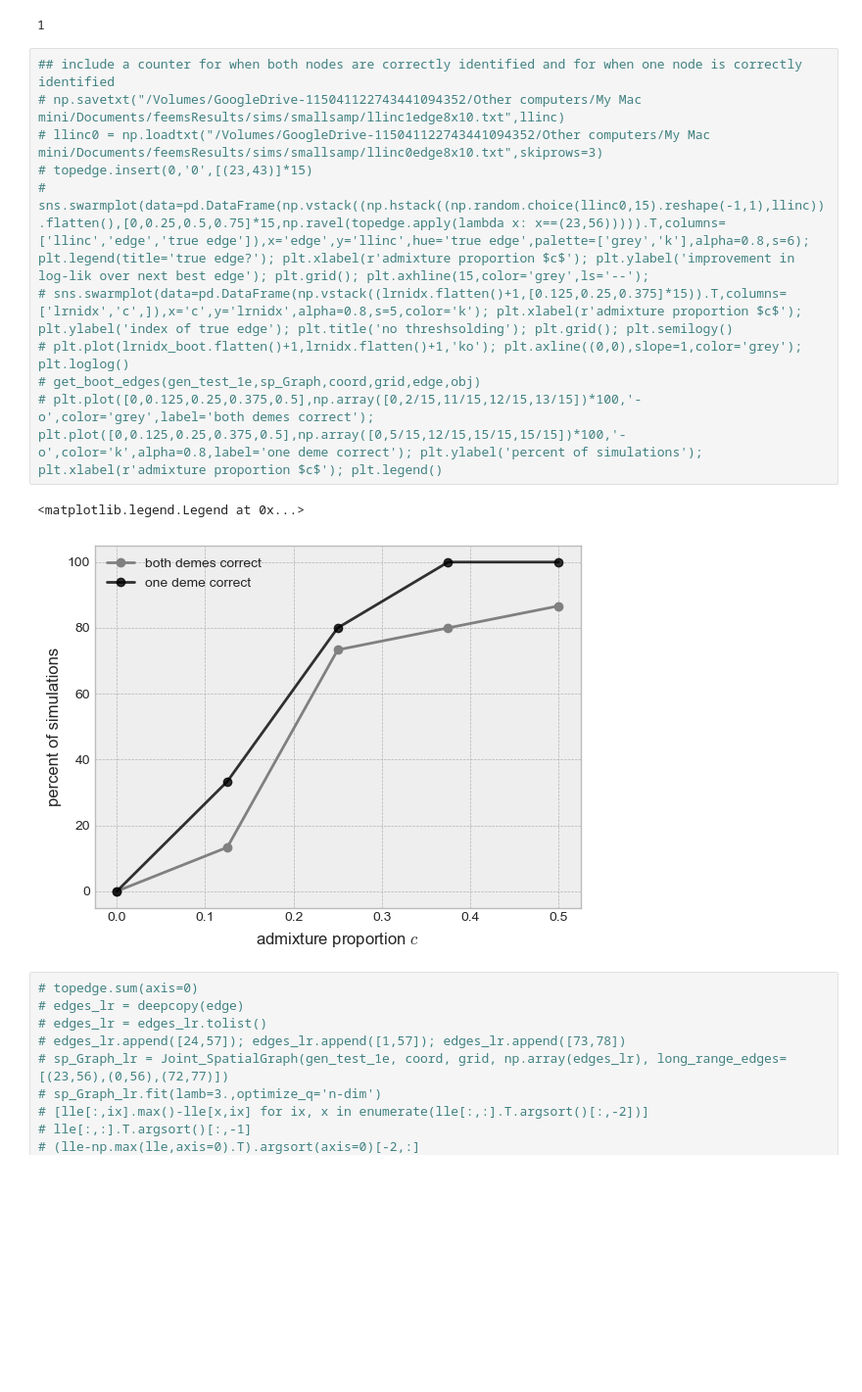
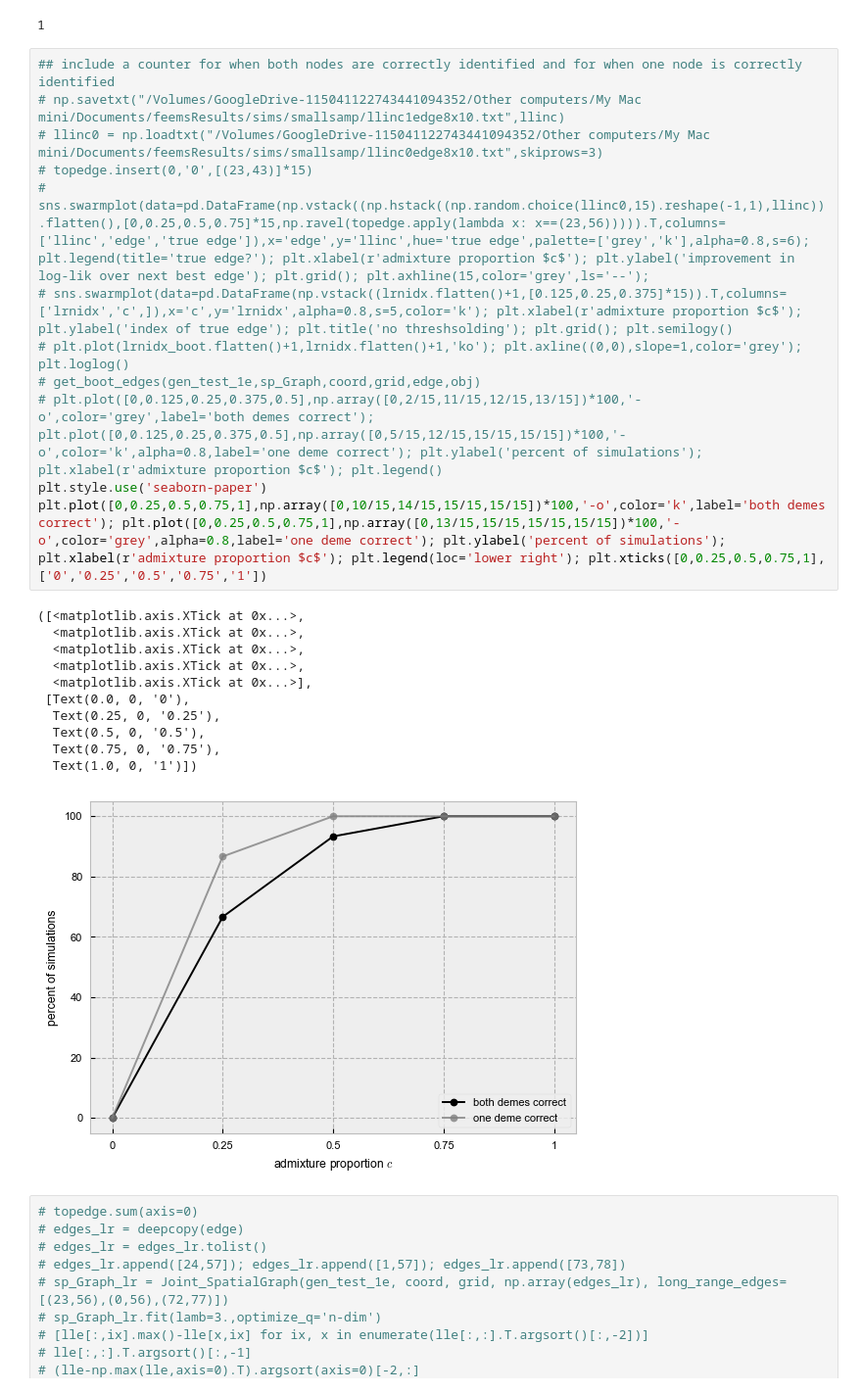
Before and after one commit to NovembreLab/feems, a Jupyter notebook: docs/notebooks/est-long-range.ipynb, the cells around one changed output. Shown at 98% size. Drawn from its saved outputs; the diff is of its cells as text; blank space fills up the shorter version.

```diff
--- a/docs/notebooks/est-long-range.ipynb
+++ b/docs/notebooks/est-long-range.ipynb
@@ -1270,16 +1507,27 @@ Found in index: 0
 # %%
 ## include a counter for when both nodes are correctly identified and for when one node is correctly identified
 # np.savetxt("/Volumes/GoogleDrive-115041122743441094352/Other computers/My Mac mini/Documents/feemsResults/sims/smallsamp/llinc1edge8x10.txt",llinc)
 # llinc0 = np.loadtxt("/Volumes/GoogleDrive-115041122743441094352/Other computers/My Mac mini/Documents/feemsResults/sims/smallsamp/llinc0edge8x10.txt",skiprows=3)
 # topedge.insert(0,'0',[(23,43)]*15)
 # sns.swarmplot(data=pd.DataFrame(np.vstack((np.hstack((np.random.choice(llinc0,15).reshape(-1,1),llinc)).flatten(),[0,0.25,0.5,0.75]*15,np.ravel(topedge.apply(lambda x: x==(23,56))))).T,columns=['llinc','edge','true edge']),x='edge',y='llinc',hue='true edge',palette=['grey','k'],alpha=0.8,s=6); plt.legend(title='true edge?'); plt.xlabel(r'admixture proportion $c$'); plt.ylabel('improvement in log-lik over next best edge'); plt.grid(); plt.axhline(15,color='grey',ls='--');
 # sns.swarmplot(data=pd.DataFrame(np.vstack((lrnidx.flatten()+1,[0.125,0.25,0.375]*15)).T,columns=['lrnidx','c',]),x='c',y='lrnidx',alpha=0.8,s=5,color='k'); plt.xlabel(r'admixture proportion $c$'); plt.ylabel('index of true edge'); plt.title('no threshsolding'); plt.grid(); plt.semilogy()
 # plt.plot(lrnidx_boot.flatten()+1,lrnidx.flatten()+1,'ko'); plt.axline((0,0),slope=1,color='grey'); plt.loglog()
 # get_boot_edges(gen_test_1e,sp_Graph,coord,grid,edge,obj)
 # plt.plot([0,0.125,0.25,0.375,0.5],np.array([0,2/15,11/15,12/15,13/15])*100,'-o',color='grey',label='both demes correct'); plt.plot([0,0.125,0.25,0.375,0.5],np.array([0,5/15,12/15,15/15,15/15])*100,'-o',color='k',alpha=0.8,label='one deme correct'); plt.ylabel('percent of simulations'); plt.xlabel(r'admixture proportion $c$'); plt.legend()
+plt.style.use('seaborn-paper')
+plt.plot([0,0.25,0.5,0.75,1],np.array([0,10/15,14/15,15/15,15/15])*100,'-o',color='k',label='both demes correct'); plt.plot([0,0.25,0.5,0.75,1],np.array([0,13/15,15/15,15/15,15/15])*100,'-o',color='grey',alpha=0.8,label='one deme correct'); plt.ylabel('percent of simulations'); plt.xlabel(r'admixture proportion $c$'); plt.legend(loc='lower right'); plt.xticks([0,0.25,0.5,0.75,1],['0','0.25','0.5','0.75','1'])
 # %% [output]
-<matplotlib.legend.Legend at 0x...>
+([<matplotlib.axis.XTick at 0x...>,
+  <matplotlib.axis.XTick at 0x...>,
+  <matplotlib.axis.XTick at 0x...>,
+  <matplotlib.axis.XTick at 0x...>,
+  <matplotlib.axis.XTick at 0x...>],
+ [Text(0.0, 0, '0'),
+  Text(0.25, 0, '0.25'),
+  Text(0.5, 0, '0.5'),
+  Text(0.75, 0, '0.75'),
+  Text(1.0, 0, '1')])
-[figure, old version]
+[figure, new version]
 # %%
 # topedge.sum(axis=0)
 # edges_lr = deepcopy(edge)
```
Also changed, not shown: parts of 47 cells of this notebook, 6 other files.
